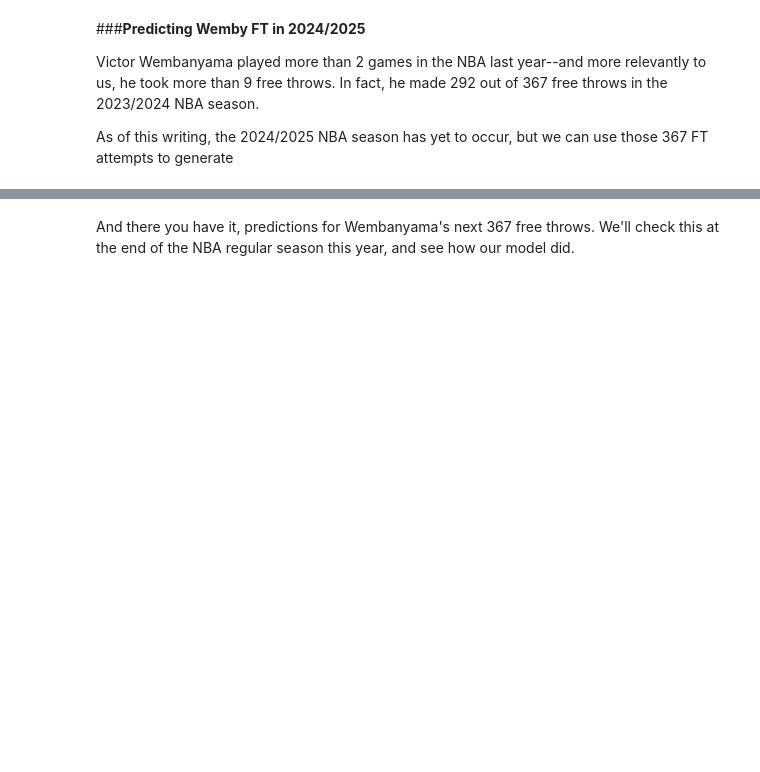
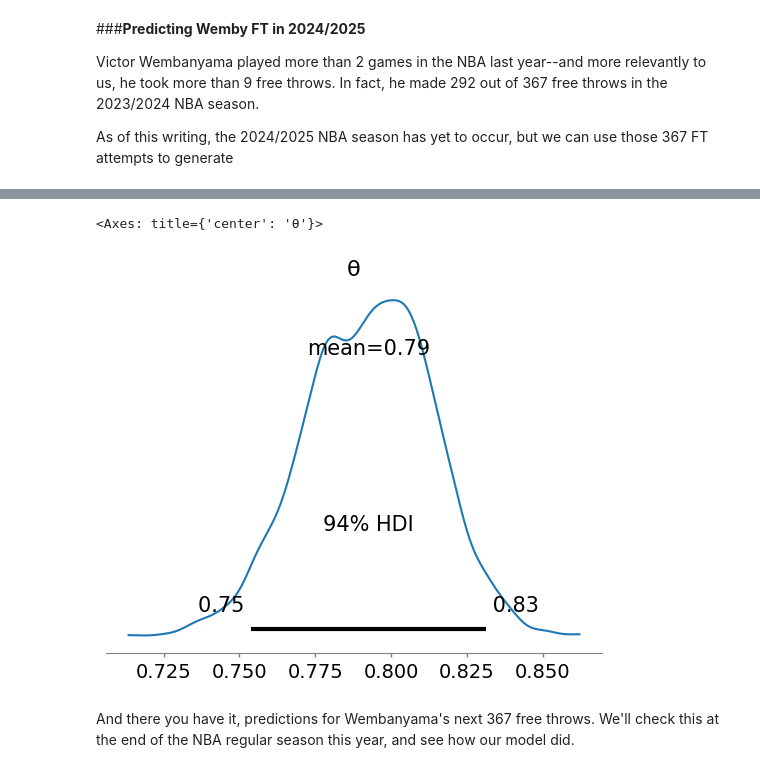
Before and after one commit to joshualewin6/Colab-Notebook, a Jupyter notebook: Copy_of_Unit2NotesSF.ipynb, the cells around one changed output, grey strips where cells are left out. Drawn from its saved outputs; the diff is of its cells as text; code cells hidden in the pictures; blank space fills up the shorter version.

```diff
--- a/Copy_of_Unit2NotesSF.ipynb
+++ b/Copy_of_Unit2NotesSF.ipynb
@@ -389,6 +453,10 @@ stacked_FT_2324 = az.extract(idata_FT_2324, group="posterior_predictive")
 # %%
 #idata_FT_2324.posterior_predictive.y.to_series().values
 stacked_FT_2324.sel(sample=0).sel(draw=0).y.to_series().values
+az.plot_posterior(idata_FT_2324)
+# %% [output]
+<Axes: title={'center': 'θ'}>
+[figure, added]
 # %% [markdown]
 And there you have it, predictions for Wembanyama's next 367 free throws. We'll check this at the end of the NBA regular season this year, and see how our model did.
 # %% [markdown]
```
Also changed, not shown: parts of 46 cells of this notebook.
